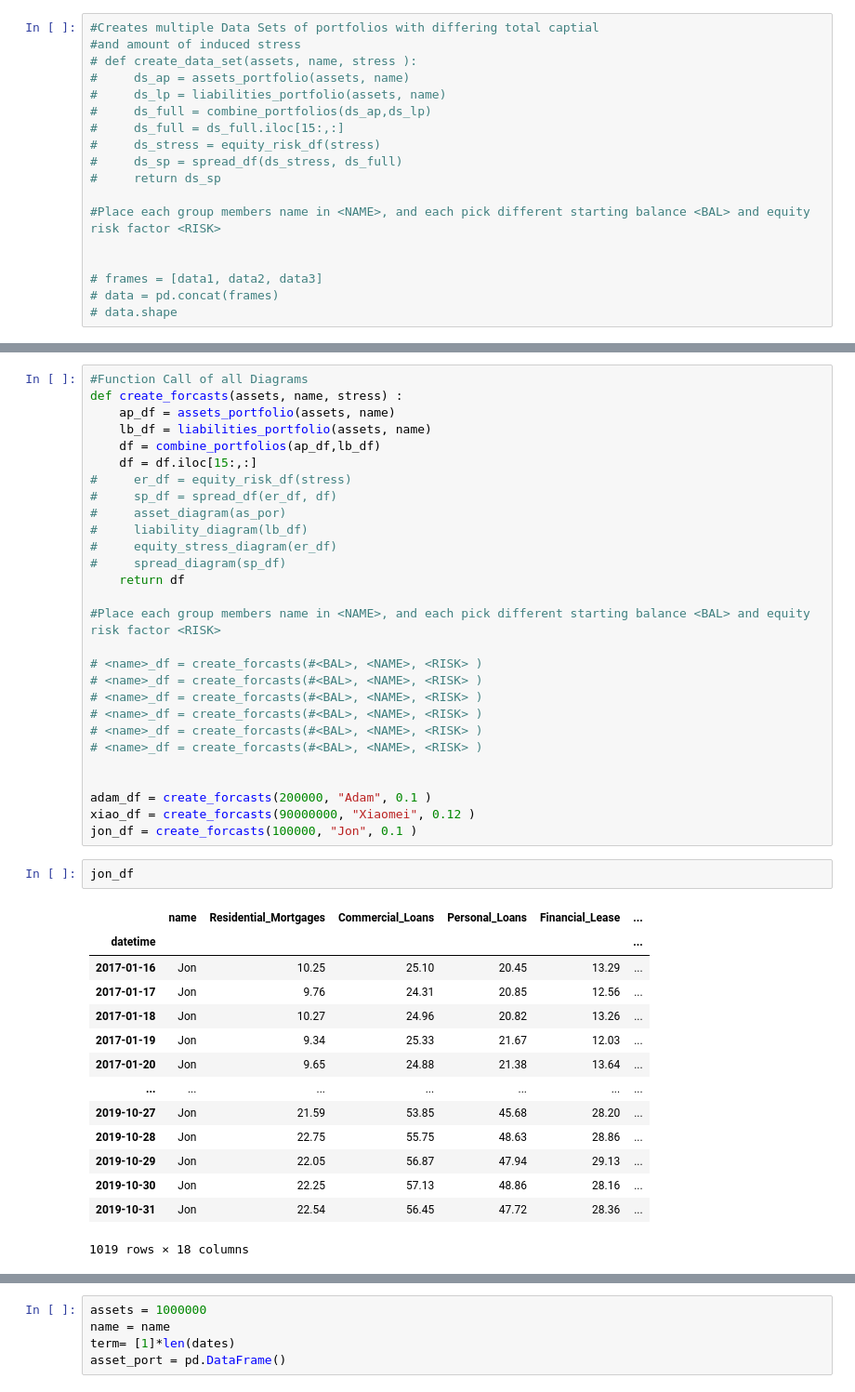
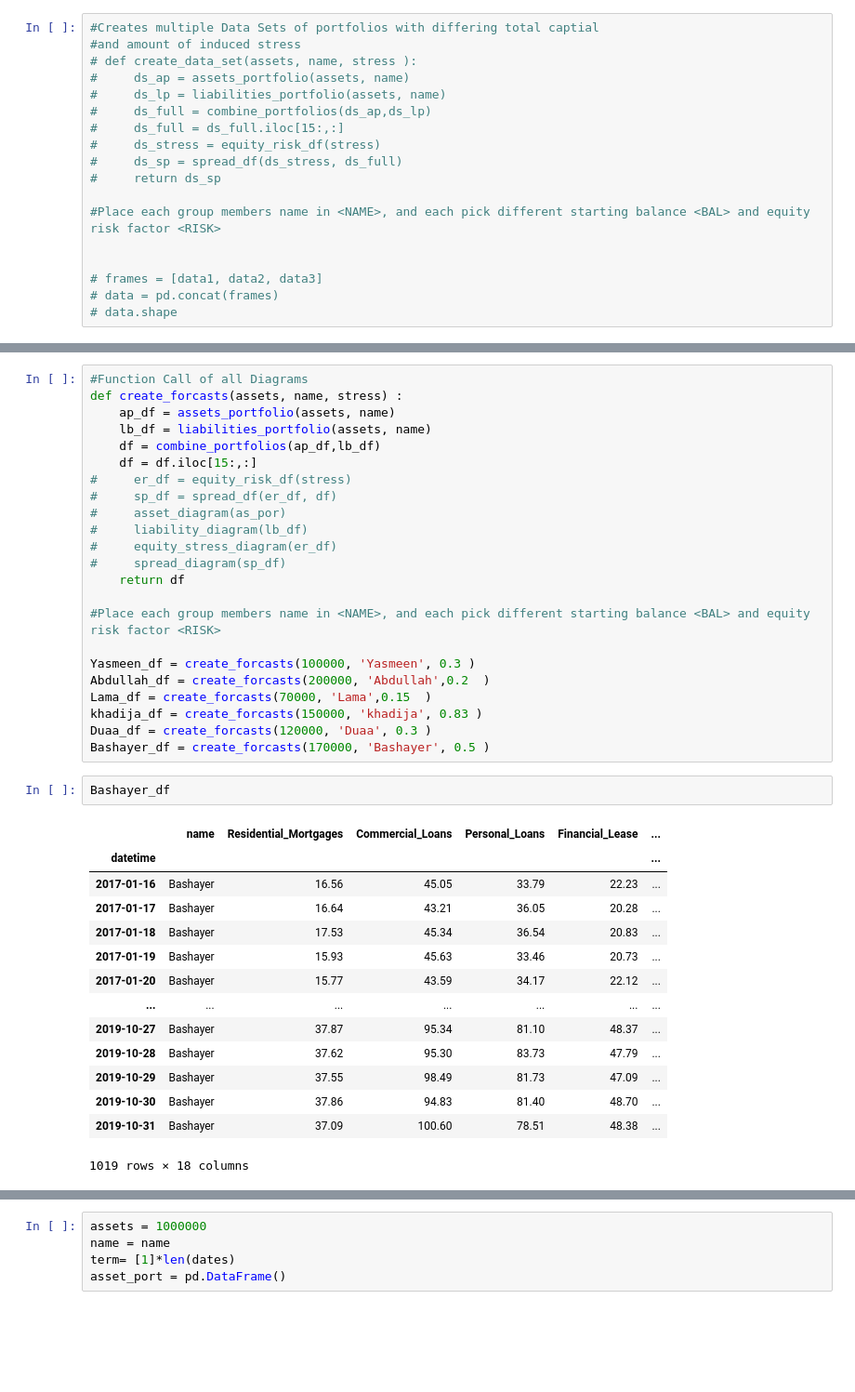
Before and after one commit to yasmeenAweed/week_4, a Jupyter notebook: Stress_Testing_student_facing.ipynb, the cells around one changed output, grey strips where cells are left out. Shown at 93% size. Drawn from its saved outputs; the diff is of its cells as text; blank space fills up the shorter version.

```diff
--- a/Stress_Testing_student_facing.ipynb
+++ b/Stress_Testing_student_facing.ipynb
@@ -665,31 +664,26 @@ def create_forcasts(assets, name, stress) :
 
 #Place each group members name in <NAME>, and each pick different starting balance <BAL> and equity risk factor <RISK>
 
-# <name>_df = create_forcasts(#<BAL>, <NAME>, <RISK> )
-# <name>_df = create_forcasts(#<BAL>, <NAME>, <RISK> )
-# <name>_df = create_forcasts(#<BAL>, <NAME>, <RISK> )
-# <name>_df = create_forcasts(#<BAL>, <NAME>, <RISK> )
-# <name>_df = create_forcasts(#<BAL>, <NAME>, <RISK> )
-# <name>_df = create_forcasts(#<BAL>, <NAME>, <RISK> )
-
-
-adam_df = create_forcasts(200000, "Adam", 0.1 )
-xiao_df = create_forcasts(90000000, "Xiaomei", 0.12 )
-jon_df = create_forcasts(100000, "Jon", 0.1 )
+Yasmeen_df = create_forcasts(100000, 'Yasmeen', 0.3 )
+Abdullah_df = create_forcasts(200000, 'Abdullah',0.2  )
+Lama_df = create_forcasts(70000, 'Lama',0.15  )
+khadija_df = create_forcasts(150000, 'khadija', 0.83 )
+Duaa_df = create_forcasts(120000, 'Duaa', 0.3 )
+Bashayer_df = create_forcasts(170000, 'Bashayer', 0.5 )
-# %%
-jon_df
-# %% [output]
-|  | name | Residential_Mortgages | Commercial_Loans | Personal_Loans | Financial_Lease | ... |
-| datetime |  |  |  |  |  | ... |
-| 2017-01-16 | Jon | 10.25 | 25.10 | 20.45 | 13.29 | ... |
-| 2017-01-17 | Jon | 9.76 | 24.31 | 20.85 | 12.56 | ... |
-| 2017-01-18 | Jon | 10.27 | 24.96 | 20.82 | 13.26 | ... |
-| 2017-01-19 | Jon | 9.34 | 25.33 | 21.67 | 12.03 | ... |
-| 2017-01-20 | Jon | 9.65 | 24.88 | 21.38 | 13.64 | ... |
-| ... | ... | ... | ... | ... | ... | ... |
-| 2019-10-27 | Jon | 21.59 | 53.85 | 45.68 | 28.20 | ... |
-| 2019-10-28 | Jon | 22.75 | 55.75 | 48.63 | 28.86 | ... |
-| 2019-10-29 | Jon | 22.05 | 56.87 | 47.94 | 29.13 | ... |
-| 2019-10-30 | Jon | 22.25 | 57.13 | 48.86 | 28.16 | ... |
-| 2019-10-31 | Jon | 22.54 | 56.45 | 47.72 | 28.36 | ... |
-1019 rows × 18 columns
+# %%
+Bashayer_df
+# %% [output]
+|  | name | Residential_Mortgages | Commercial_Loans | Personal_Loans | Financial_Lease | ... |
+| datetime |  |  |  |  |  | ... |
+| 2017-01-16 | Bashayer | 16.56 | 45.05 | 33.79 | 22.23 | ... |
+| 2017-01-17 | Bashayer | 16.64 | 43.21 | 36.05 | 20.28 | ... |
+| 2017-01-18 | Bashayer | 17.53 | 45.34 | 36.54 | 20.83 | ... |
+| 2017-01-19 | Bashayer | 15.93 | 45.63 | 33.46 | 20.73 | ... |
+| 2017-01-20 | Bashayer | 15.77 | 43.59 | 34.17 | 22.12 | ... |
+| ... | ... | ... | ... | ... | ... | ... |
+| 2019-10-27 | Bashayer | 37.87 | 95.34 | 81.10 | 48.37 | ... |
+| 2019-10-28 | Bashayer | 37.62 | 95.30 | 83.73 | 47.79 | ... |
+| 2019-10-29 | Bashayer | 37.55 | 98.49 | 81.73 | 47.09 | ... |
+| 2019-10-30 | Bashayer | 37.86 | 94.83 | 81.40 | 48.70 | ... |
+| 2019-10-31 | Bashayer | 37.09 | 100.60 | 78.51 | 48.38 | ... |
+1019 rows × 18 columns
```
Also changed, not shown: parts of 22 cells of this notebook.
